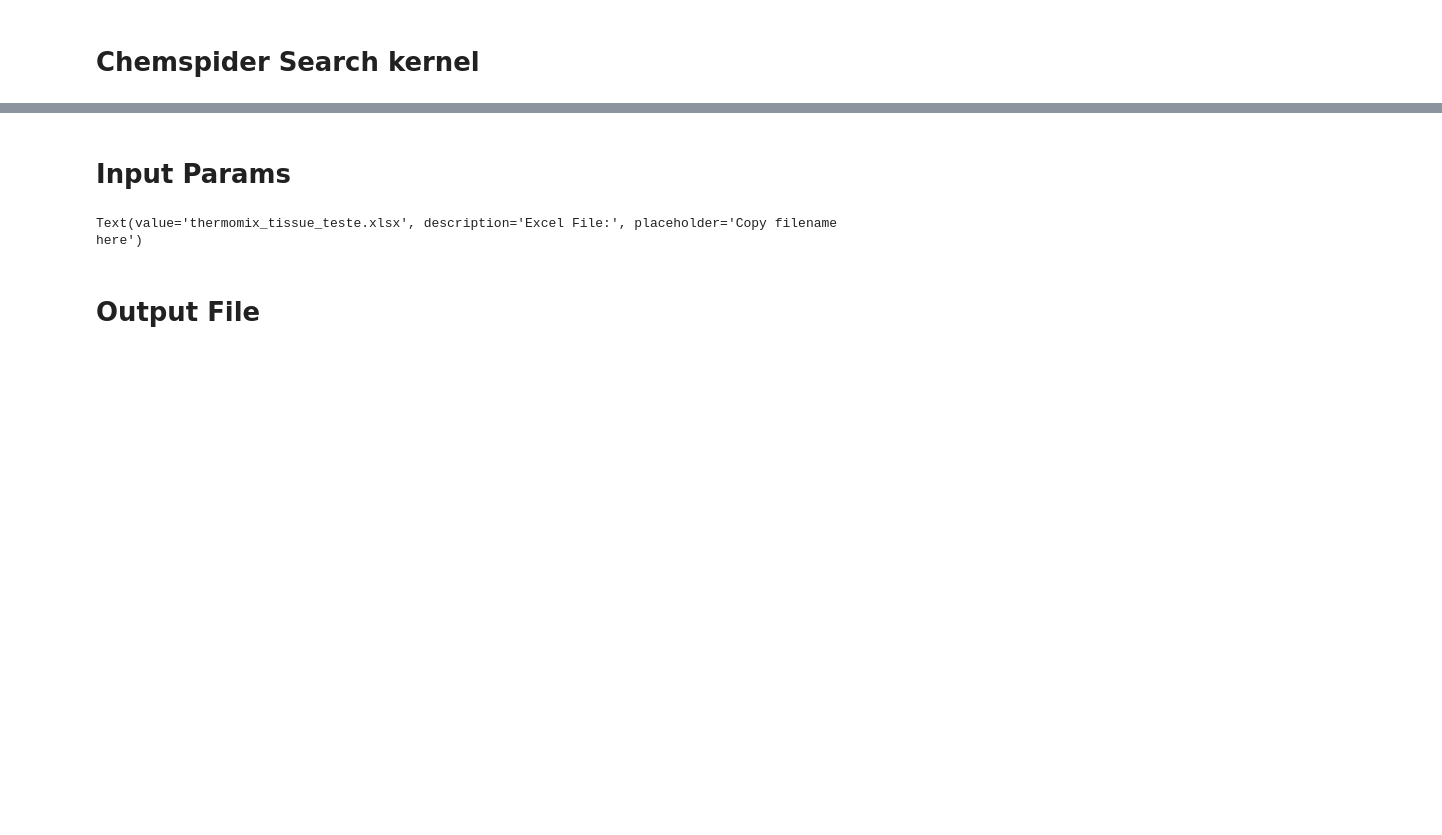
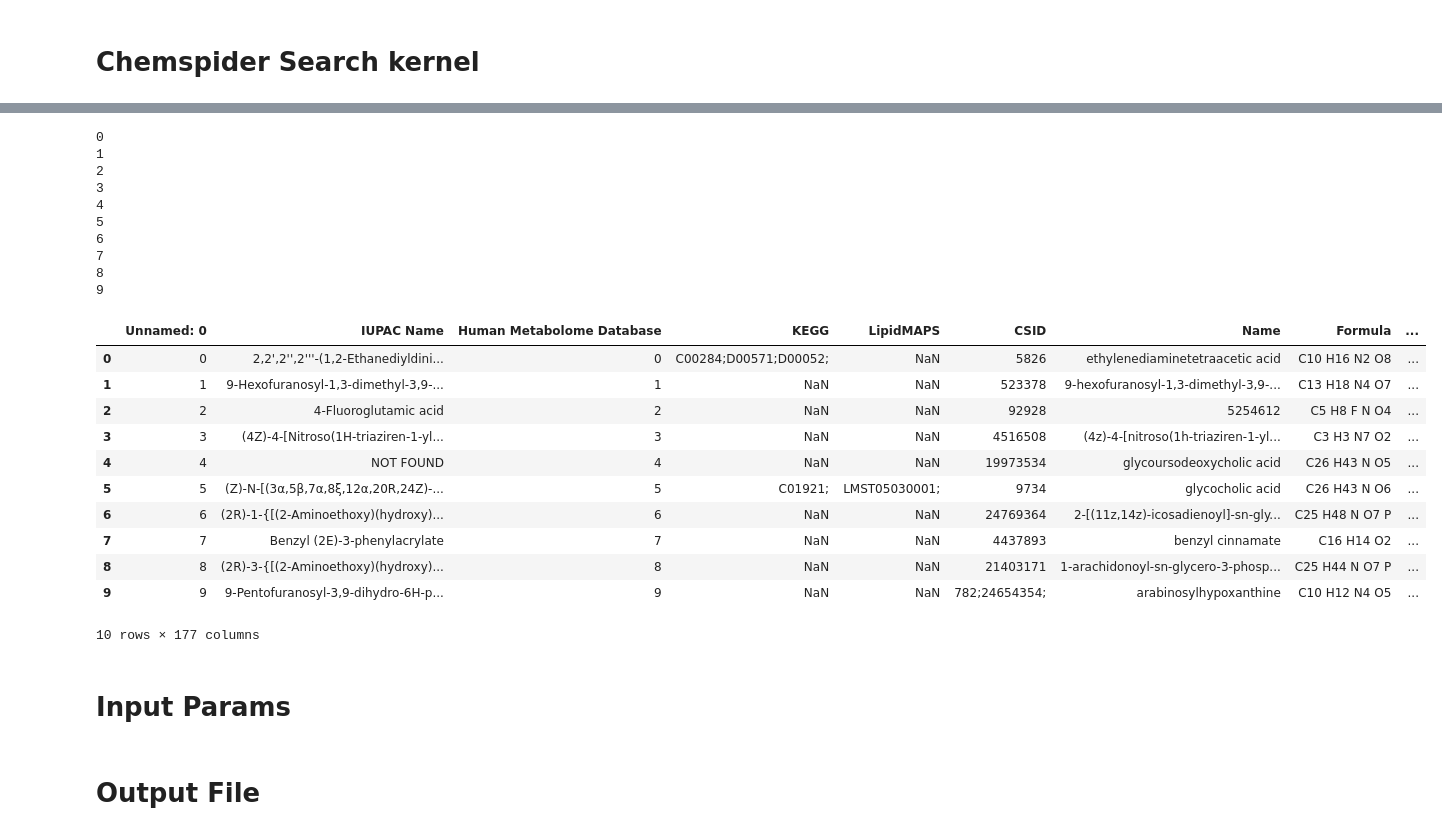
Before and after one commit to Andreymcz/jmapy, a Jupyter notebook: read_compounds_from_excel.ipynb, the cells around one changed output, grey strips where cells are left out. Cells and saved outputs as stored; diff of their text form; code cells hidden in the pictures; blank space fills up the shorter version.

```diff
--- a/read_compounds_from_excel.ipynb
+++ b/read_compounds_from_excel.ipynb
@@ -109,16 +3,40 @@ Monoisotopic Mass:  330.25589
+# %%
+import pandas as pd
+
+folder = "D:/SharedLAN/arquivos 100520/tests/"
+compounds_database_file = folder + "result_step4.xlsx"
+
+compounds_table = pd.read_excel(compounds_database_file)
+for row_index, row_data in compounds_table.iterrows() :
+
+    #print(row_index)
+
+    #display(compounds_table)
+    compounds_table.loc[row_index, "Human Metabolome Database"] = str(row_index)
+
+display(compounds_table)
+# %% [output]
+0
+1
+2
+3
+4
+5
+6
+7
+8
+9
+|  | Unnamed: 0 | IUPAC Name | Human Metabolome Database | KEGG | LipidMAPS | CSID | Name | Formula | ... |
+| 0 | 0 | 2,2',2'',2'''-(1,2-Ethanediyldini... | 0 | C00284;D00571;D00052; | NaN | 5826 | ethylenediaminetetraacetic acid | C10 H16 N2 O8 | ... |
+| 1 | 1 | 9-Hexofuranosyl-1,3-dimethyl-3,9-... | 1 | NaN | NaN | 523378 | 9-hexofuranosyl-1,3-dimethyl-3,9-... | C13 H18 N4 O7 | ... |
+| 2 | 2 | 4-Fluoroglutamic acid | 2 | NaN | NaN | 92928 | 5254612 | C5 H8 F N O4 | ... |
+| 3 | 3 | (4Z)-4-[Nitroso(1H-triaziren-1-yl... | 3 | NaN | NaN | 4516508 | (4z)-4-[nitroso(1h-triaziren-1-yl... | C3 H3 N7 O2 | ... |
+| 4 | 4 | NOT FOUND | 4 | NaN | NaN | 19973534 | glycoursodeoxycholic acid | C26 H43 N O5 | ... |
+| 5 | 5 | (Z)-N-[(3α,5β,7α,8ξ,12α,20R,24Z)-... | 5 | C01921; | LMST05030001; | 9734 | glycocholic acid | C26 H43 N O6 | ... |
+| 6 | 6 | (2R)-1-{[(2-Aminoethoxy)(hydroxy)... | 6 | NaN | NaN | 24769364 | 2-[(11z,14z)-icosadienoyl]-sn-gly... | C25 H48 N O7 P | ... |
+| 7 | 7 | Benzyl (2E)-3-phenylacrylate | 7 | NaN | NaN | 4437893 | benzyl cinnamate | C16 H14 O2 | ... |
+| 8 | 8 | (2R)-3-{[(2-Aminoethoxy)(hydroxy)... | 8 | NaN | NaN | 21403171 | 1-arachidonoyl-sn-glycero-3-phosp... | C25 H44 N O7 P | ... |
+| 9 | 9 | 9-Pentofuranosyl-3,9-dihydro-6H-p... | 9 | NaN | NaN | 782;24654354; | arabinosylhypoxanthine | C10 H12 N4 O5 | ... |
+10 rows × 177 columns
 # %% [markdown]
 # Input Params
-# %%
-import xlrd as excel
-import ipywidgets as widgets
-from IPython.display import display, Markdown, Latex
-
-filename = widgets.Text(
-    value='thermomix_tissue_teste.xlsx',
-    placeholder='Copy filename here',
-    description='Excel File:',
-    disabled=False
-)
-display(filename)
-# %% [output]
-Text(value='thermomix_tissue_teste.xlsx', description='Excel File:', placeholder='Copy filename here')
```
Also changed, not shown: parts of 4 cells of this notebook, 7 other files.
